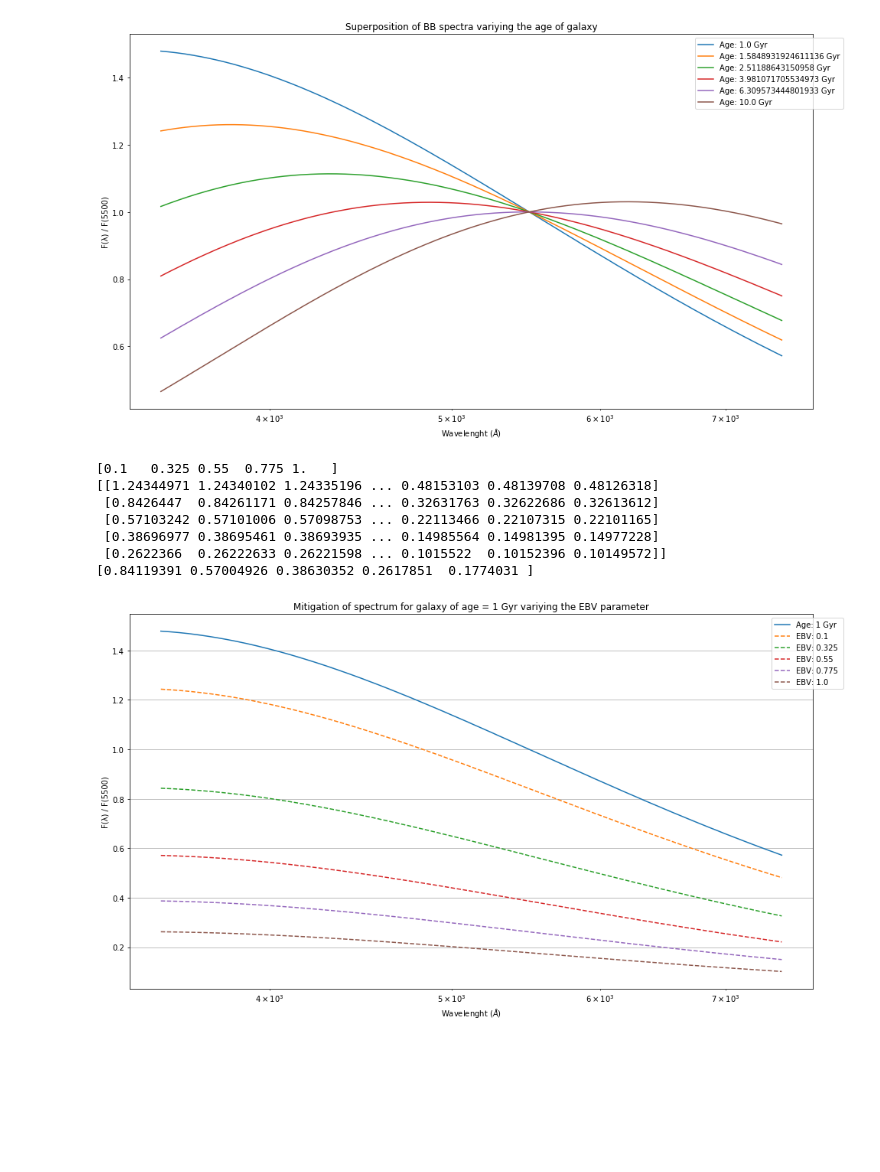
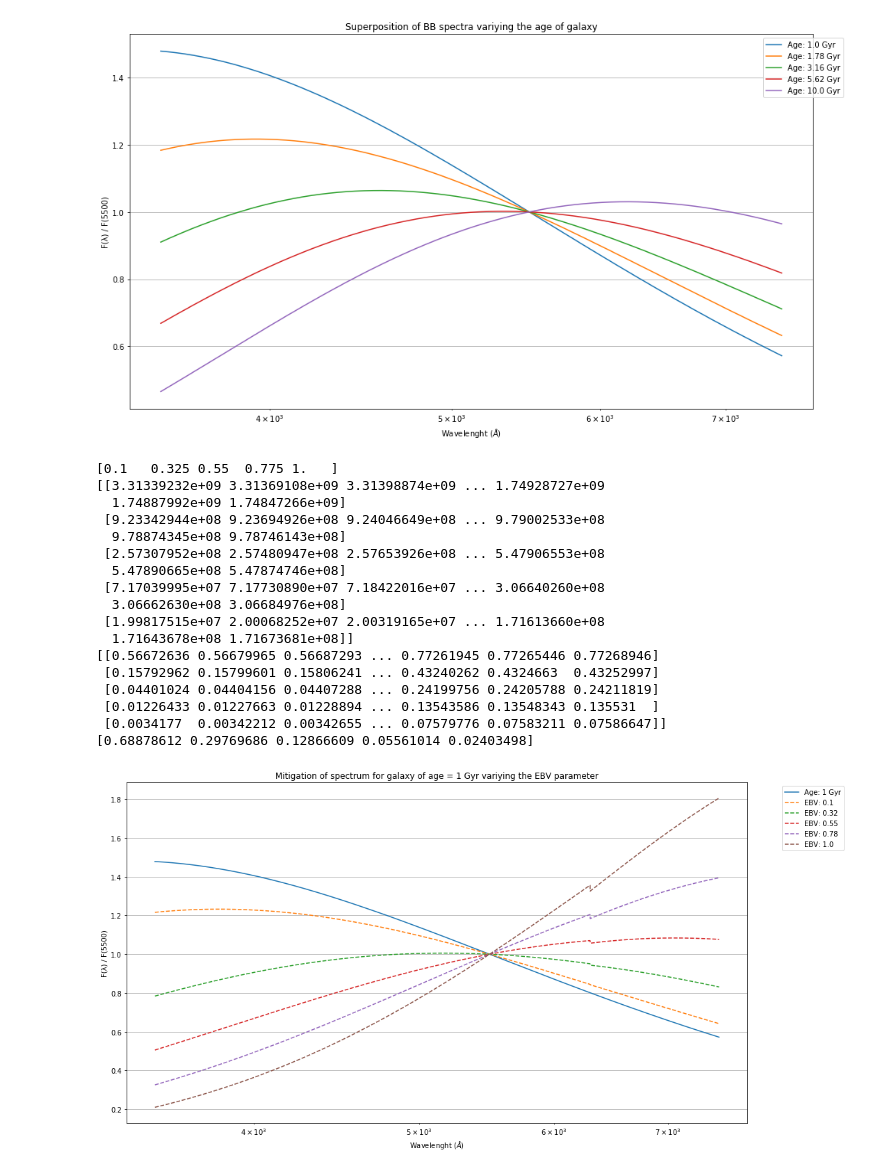
Before and after one commit to yusef0/Laboratory-of-Data-Analysis, a Jupyter notebook: lezione2lab.ipynb, the cells around one changed output. Cells and saved outputs as stored; diff of their text form; code cells hidden in the pictures; blank space fills up the shorter version.

```diff
--- a/lezione2lab.ipynb
+++ b/lezione2lab.ipynb
@@ -100,15 +110,16 @@ def Mitigation(flux_int, wave, n_ebv):
 # %%
-wave = np.arange(3500, 7500)
+wave = np.arange(3500, 7500) #in angstrom
 
 minlog_age = 0
 maxlog_age = 1
-n_ages = 6
+n_ages = 5
 
 ages = np.logspace(minlog_age, maxlog_age, n_ages)
 ages_gyr = ages*u.yr*(10**9)
 
-flux = SBB_Flux(minlog_age, maxlog_age, n_ages)
+flux, normalization = SBB_Flux(minlog_age, maxlog_age, n_ages)
 
 print(flux)
+print(normalization)
 print(wave)
 # %% [output]
@@ -123,7 +144,7 @@ print(wave)
 plt.figure(figsize=(16,9))
 
 for i in range (0, n_ages):
-    plt.semilogx(wave, flux[i], label = 'Age: {} Gyr'.format((ages[i])))
+    plt.semilogx(wave, flux[i]/normalization[i], label = 'Age: {} Gyr'.format((round(ages[i], 2))))
     plt.legend(bbox_to_anchor=(1.05, 1))
     plt.xlabel('Wavelenght ($\AA$)')
     plt.ylabel('F(\u03BB) / F(5500)')
@@ -132,38 +153,47 @@ for i in range (0, n_ages):
 plt.title('Superposition of BB spectra variying the age of galaxy')
 plt.show()
 # %% [output]
-[figure, old version]
+[figure, new version]
 # %%
 n_ebv = 5
 ebv = np.linspace(0.1, 1, num=n_ebv)
 
-flux_obs, mitigation_factor = Mitigation(flux[0], wave, n_ebv)
+flux_obs, mitigation_factor, normalization_dust = Mitigation(flux[0], wave, n_ebv)
 
 print(ebv)
 print(flux_obs)
 print(mitigation_factor)
+print(normalization_dust)
 # %% [output]
 [0.1   0.325 0.55  0.775 1.   ]
-[[1.24344971 1.24340102 1.24335196 ... 0.48153103 0.48139708 0.48126318]
- [0.8426447  0.84261171 0.84257846 ... 0.32631763 0.32622686 0.32613612]
- [0.57103242 0.57101006 0.57098753 ... 0.22113466 0.22107315 0.22101165]
- [0.38696977 0.38695461 0.38693935 ... 0.14985564 0.14981395 0.14977228]
- [0.2622366  0.26222633 0.26221598 ... 0.1015522  0.10152396 0.10149572]]
-[0.84119391 0.57004926 0.38630352 0.2617851  0.1774031 ]
+[[3.31339232e+09 3.31369108e+09 3.31398874e+09 ... 1.74928727e+09
+  1.74887992e+09 1.74847266e+09]
+ [9.23342944e+08 9.23694926e+08 9.24046649e+08 ... 9.79002533e+08
+  9.78874345e+08 9.78746143e+08]
+ [2.57307952e+08 2.57480947e+08 2.57653926e+08 ... 5.47906553e+08
+  5.47890665e+08 5.47874746e+08]
+ [7.17039995e+07 7.17730890e+07 7.18422016e+07 ... 3.06640260e+08
+  3.06662630e+08 3.06684976e+08]
+ [1.99817515e+07 2.00068252e+07 2.00319165e+07 ... 1.71613660e+08
+  1.71643678e+08 1.71673681e+08]]
+[[0.56672636 0.56679965 0.56687293 ... 0.77261945 0.77265446 0.77268946]
+ [0.15792962 0.15799601 0.15806241 ... 0.43240262 0.4324663  0.43252997]
+ [0.04401024 0.04404156 0.04407288 ... 0.24199756 0.24205788 0.24211819]
+ [0.01226433 0.01227663 0.01228894 ... 0.13543586 0.13548343 0.135531  ]
+ [0.0034177  0.00342212 0.00342655 ... 0.07579776 0.07583211 0.07586647]]
+[0.68878612 0.29769686 0.12866609 0.05561014 0.02403498]
 # %%
-
-
 plt.figure(figsize=(16,9))
-plt.semilogx(wave, flux[0], label = 'Age: 1 Gyr')
+plt.semilogx(wave, flux[0]/normalization[0], label = 'Age: 1 Gyr')
 
 for i in range (0, n_ebv):
-    plt.semilogx(wave, flux_obs[i], label = 'EBV: {} '.format((ebv[i])), linestyle='--')
+    plt.semilogx(wave, flux_obs[i]/(normalization[0]*normalization_dust[i]), label = 'EBV: {} '.format((round(ebv[i], 2))), linestyle='--')
     plt.legend(bbox_to_anchor=(1.05, 1))
     plt.xlabel('Wavelenght ($\AA$)')
     plt.ylabel('F(\u03BB) / F(5500)')
     plt.grid()
 
 plt.title('Mitigation of spectrum for galaxy of age = 1 Gyr variying the EBV parameter')
 plt.show()
 # %% [output]
-[figure, old version]
+[figure, new version]
```
Also changed, not shown: parts of 2 cells of this notebook.
